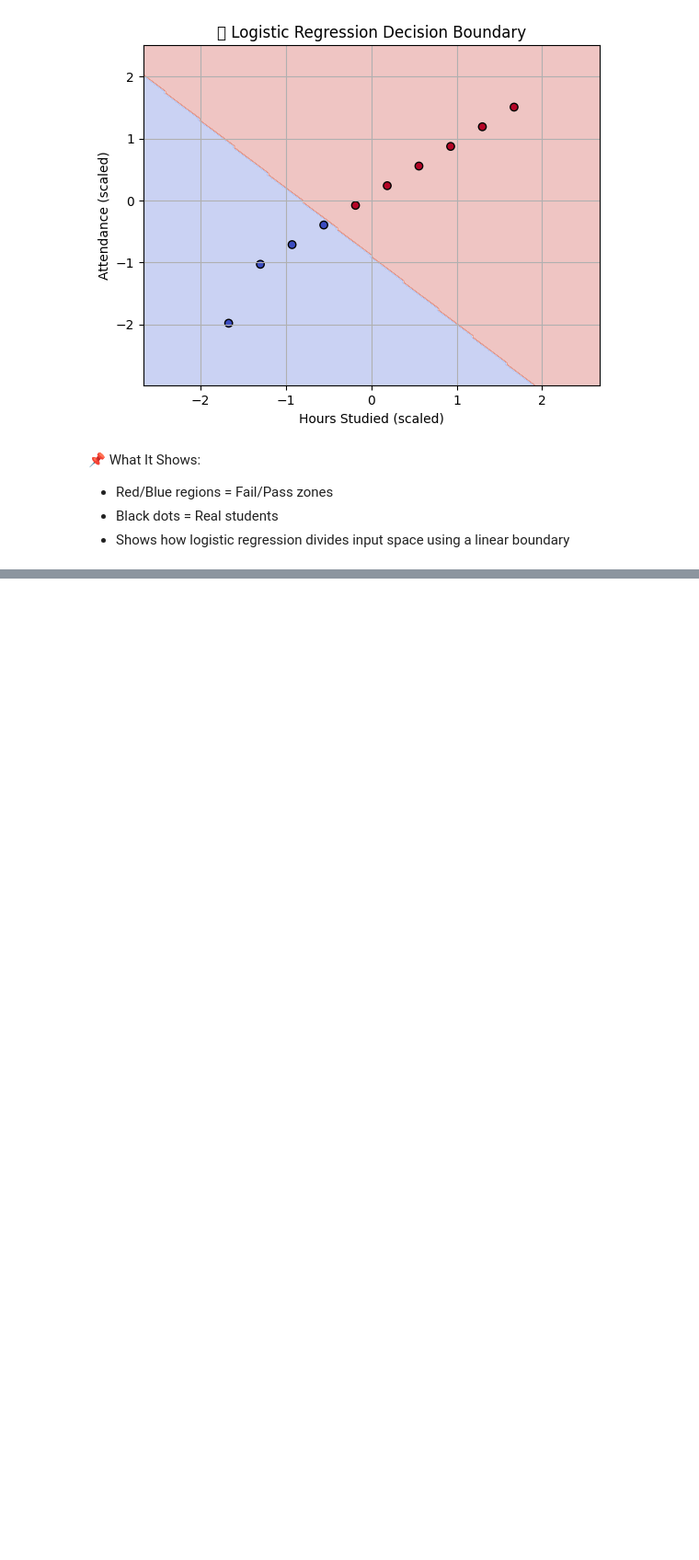
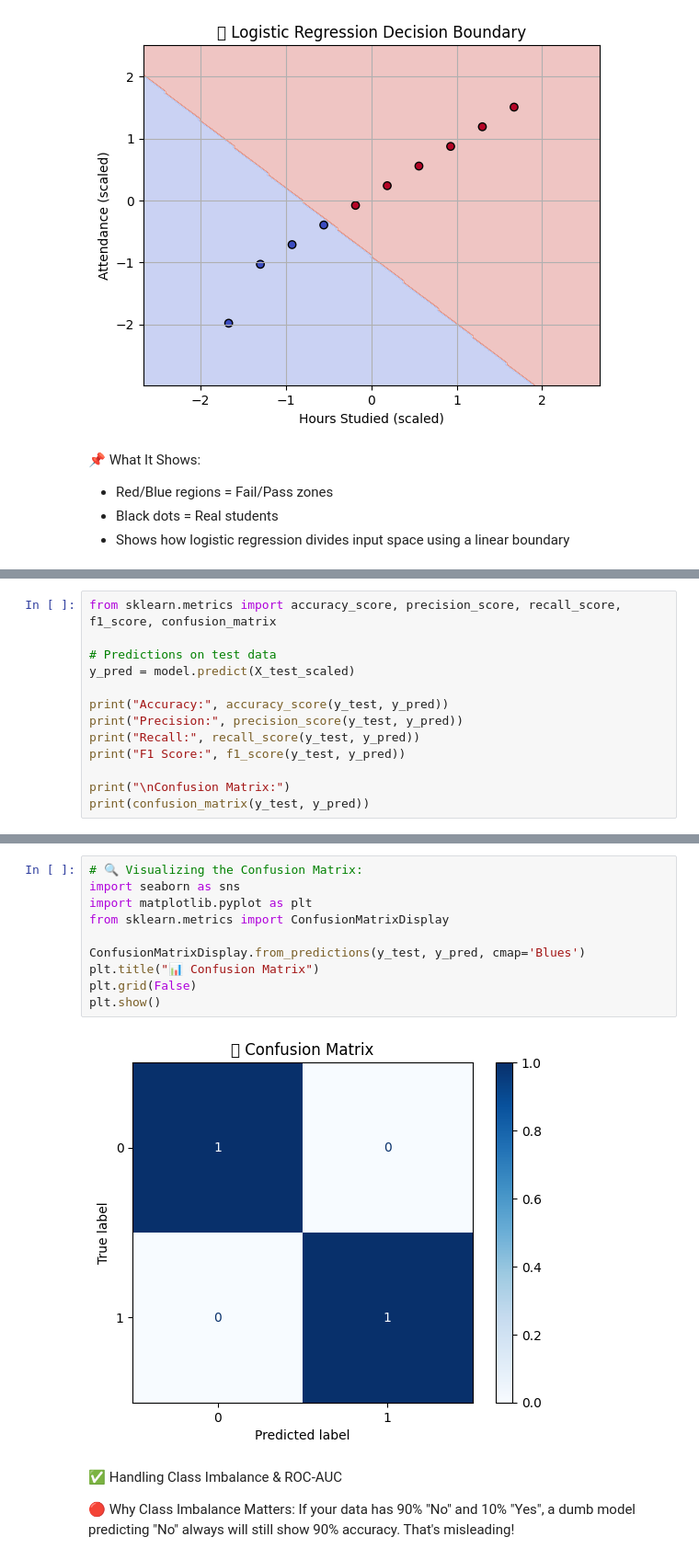
Before and after one commit to Rakshath66/ai-foundations, a Jupyter notebook: phase2/02_pipelines.ipynb, the cells around one changed output, grey strips where cells are left out. Shown: that part at 92% size. Saved outputs shown, nothing was run; the diff lists cells and outputs as text; blank space fills up the shorter version.

Commit message:
pipelines, feature enhancement, decision boundaries, metrics

```diff
--- a/phase2/02_pipelines.ipynb
+++ b/phase2/02_pipelines.ipynb
@@ -419,0 +442,13 @@ x_min -2.671258043593467
+# %%
+from sklearn.metrics import accuracy_score, precision_score, recall_score, f1_score, confusion_matrix
+
+# Predictions on test data
+y_pred = model.predict(X_test_scaled)
+
+print("Accuracy:", accuracy_score(y_test, y_pred))
+print("Precision:", precision_score(y_test, y_pred))
+print("Recall:", recall_score(y_test, y_pred))
+print("F1 Score:", f1_score(y_test, y_pred))
+
+print("\nConfusion Matrix:")
+print(confusion_matrix(y_test, y_pred))
@@ -419,0 +464,17 @@ x_min -2.671258043593467
+# %%
+# 🔍 Visualizing the Confusion Matrix:
+import seaborn as sns
+import matplotlib.pyplot as plt
+from sklearn.metrics import ConfusionMatrixDisplay
+
+ConfusionMatrixDisplay.from_predictions(y_test, y_pred, cmap='Blues')
+plt.title("📊 Confusion Matrix")
+plt.grid(False)
+plt.show()
+# %% [output]
+[figure, added]
+# %% [markdown]
+✅ Handling Class Imbalance & ROC-AUC
+
+🔴 Why Class Imbalance Matters:
+If your data has 90% "No" and 10% "Yes", a dumb model predicting "No" always will still show 90% accuracy. That's misleading!
```
Also changed, not shown: parts of 7 cells of this notebook, 1 other file.
